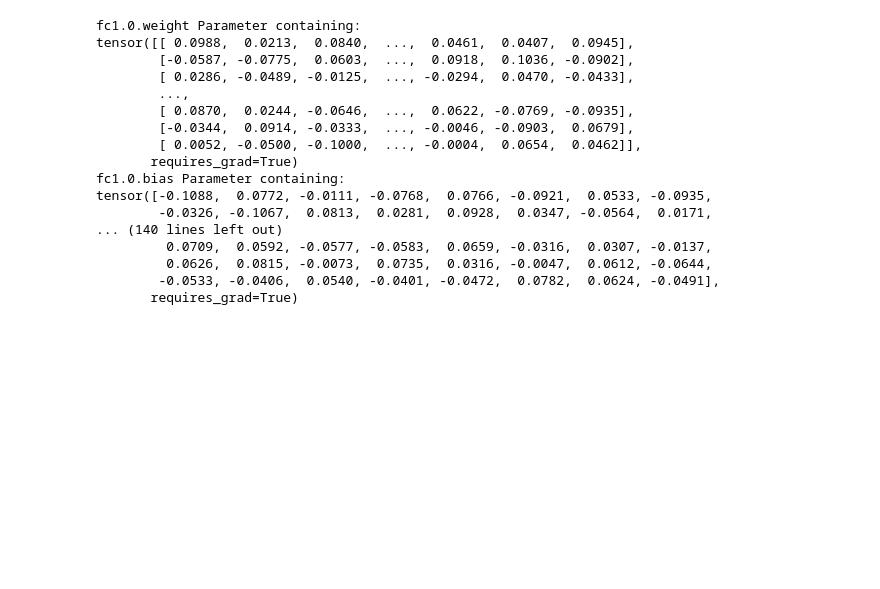
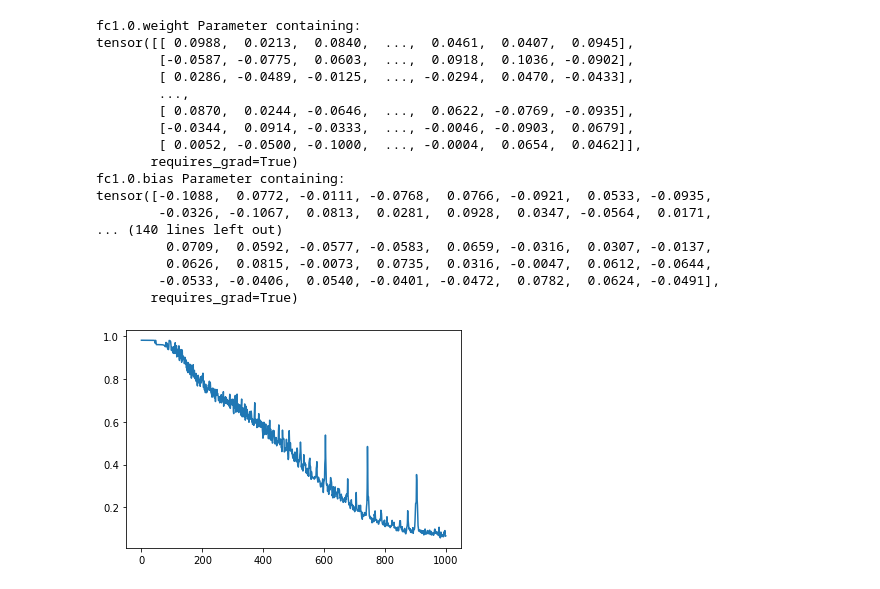
Before and after one commit to psaunderualberta/BareTQL_ML, a Jupyter notebook: Data Analysis/BareTQL Data Analysis.ipynb, the cells around one changed output. Drawn from its saved outputs; the diff is of its cells as text; code cells hidden in the pictures; blank space fills up the shorter version.

```diff
--- a/Data Analysis/BareTQL Data Analysis.ipynb
+++ b/Data Analysis/BareTQL Data Analysis.ipynb
@@ -426,6 +457,10 @@ tensor([-0.1088,  0.0772, -0.0111, -0.0768,  0.0766, -0.0921,  0.0533, -0.0935,
          0.0626,  0.0815, -0.0073,  0.0735,  0.0316, -0.0047,  0.0612, -0.0644,
         -0.0533, -0.0406,  0.0540, -0.0401, -0.0472,  0.0782,  0.0624, -0.0491],
        requires_grad=True)
+# %%
+save_model(model, EPOCHS, train_losses)
+# %% [output]
+[figure, added]
 # %%
 # class APLoss(nn.Module):
 #     """
```
Also changed, not shown: parts of 10 cells of this notebook, 1 other file.
